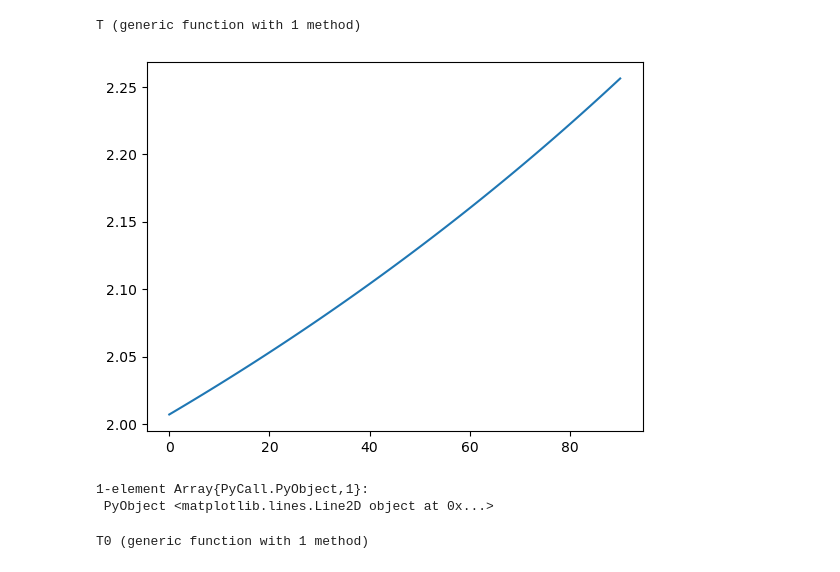
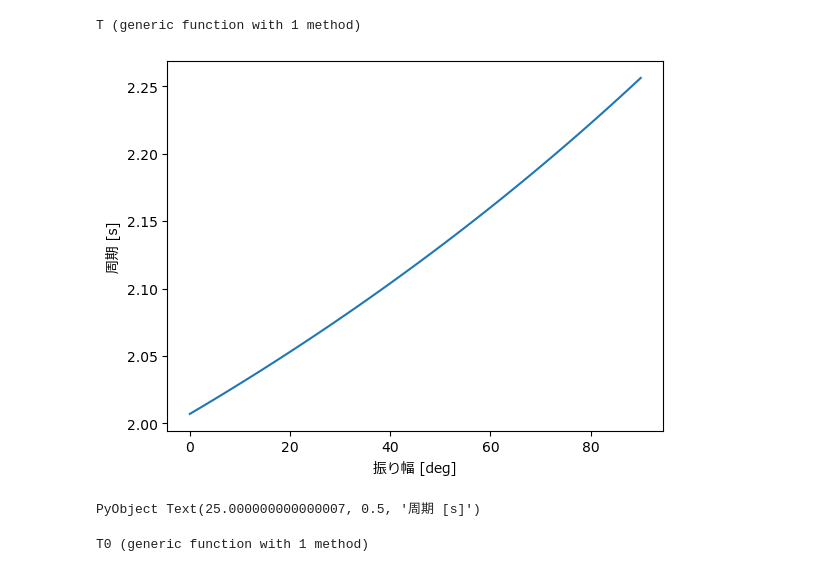
Before and after one commit to MedusaMITSUKI/pendulum, a Jupyter notebook: pendulum.ipynb, the cells around one changed output. Saved outputs shown, nothing was run; the diff lists cells and outputs as text; code cells hidden in the pictures.

```diff
--- a/pendulum.ipynb
+++ b/pendulum.ipynb
@@ -12,12 +12,13 @@ l = 1.0    # 弦の長さ [m]
 T(x) = 4 * sqrt(l / g) * Elliptic.K(sin((x / 2.0) * pi / 360)) # 振り子の周期
 # %% [output]
 T (generic function with 1 method)
-# %%
-plot(x, T.(x))
-# %% [output]
-[figure, removed]
-1-element Array{PyCall.PyObject,1}:
- PyObject <matplotlib.lines.Line2D object at 0x...>
+# %%
+plot(x, T.(x))
+xlabel("振り幅 [deg]", fontname="Meiryo")
+ylabel("周期 [s]", fontname="Meiryo")
+# %% [output]
+[figure, added]
+PyObject Text(25.000000000000007, 0.5, '周期 [s]')
 # %%
 T0(x) = 2 * pi * sqrt(l / g) # 振り子の周期 (近似解)
 # %% [output]
```
Also changed, not shown: parts of 4 cells of this notebook, 1 other file.
